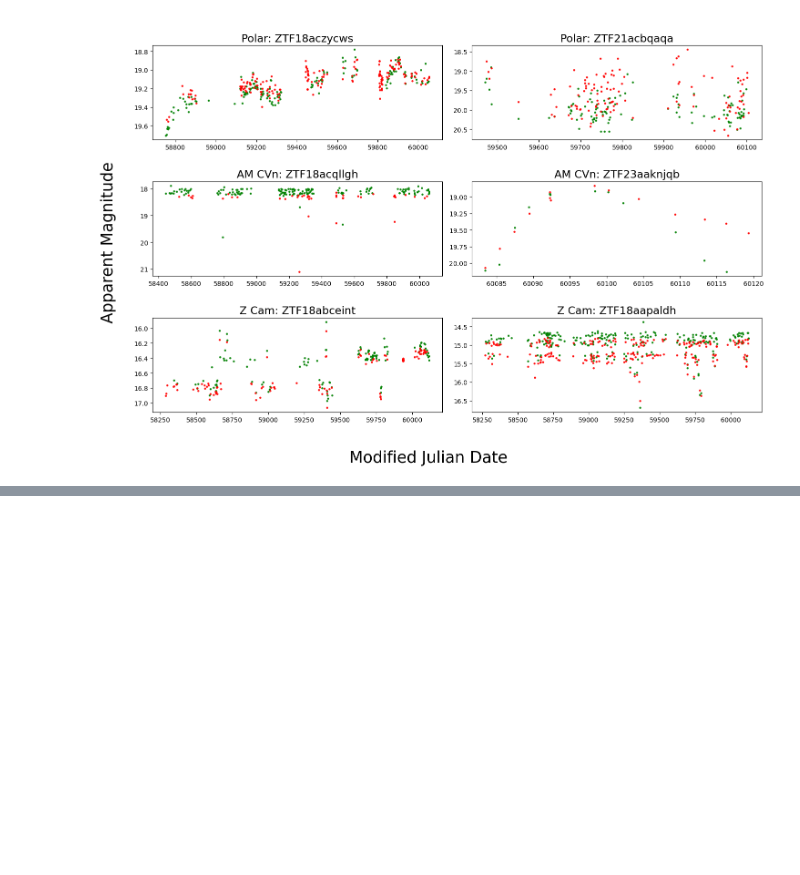
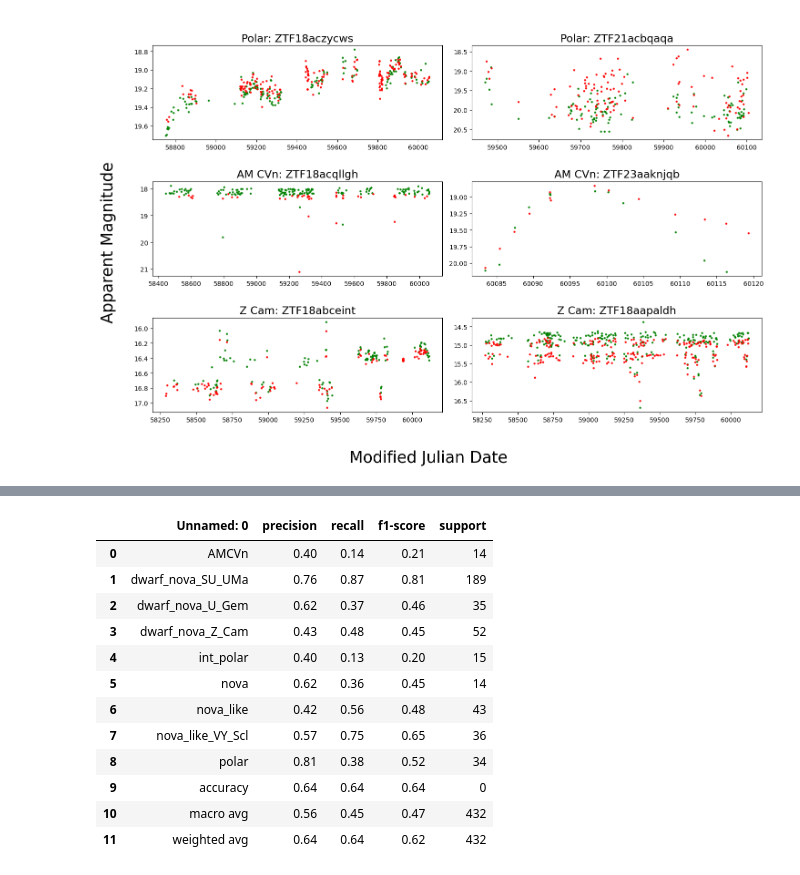
Before and after one commit to dharmesh1007/ZTF_code, a Jupyter notebook: source/99_test_plots.ipynb, the cells around one changed output, grey strips where cells are left out. Saved outputs shown, nothing was run; the diff lists cells and outputs as text; code cells hidden in the pictures; blank space fills up the shorter version.

```diff
--- a/source/99_test_plots.ipynb
+++ b/source/99_test_plots.ipynb
@@ -405,0 +501,17 @@ downloading light curve ZTF18aapaldh
+# %%
+model_results = pd.read_csv(f'../results/cr_knn_weights_vif_.csv')
+model_results
+# %% [output]
+|  | Unnamed: 0 | precision | recall | f1-score | support |
+| 0 | AMCVn | 0.40 | 0.14 | 0.21 | 14 |
+| 1 | dwarf_nova_SU_UMa | 0.76 | 0.87 | 0.81 | 189 |
+| 2 | dwarf_nova_U_Gem | 0.62 | 0.37 | 0.46 | 35 |
+| 3 | dwarf_nova_Z_Cam | 0.43 | 0.48 | 0.45 | 52 |
+| 4 | int_polar | 0.40 | 0.13 | 0.20 | 15 |
+| 5 | nova | 0.62 | 0.36 | 0.45 | 14 |
+| 6 | nova_like | 0.42 | 0.56 | 0.48 | 43 |
+| 7 | nova_like_VY_Scl | 0.57 | 0.75 | 0.65 | 36 |
+| 8 | polar | 0.81 | 0.38 | 0.52 | 34 |
+| 9 | accuracy | 0.64 | 0.64 | 0.64 | 0 |
+| 10 | macro avg | 0.56 | 0.45 | 0.47 | 432 |
+| 11 | weighted avg | 0.64 | 0.64 | 0.62 | 432 |
```
Also changed, not shown: parts of 6 cells of this notebook, 49 other files.
